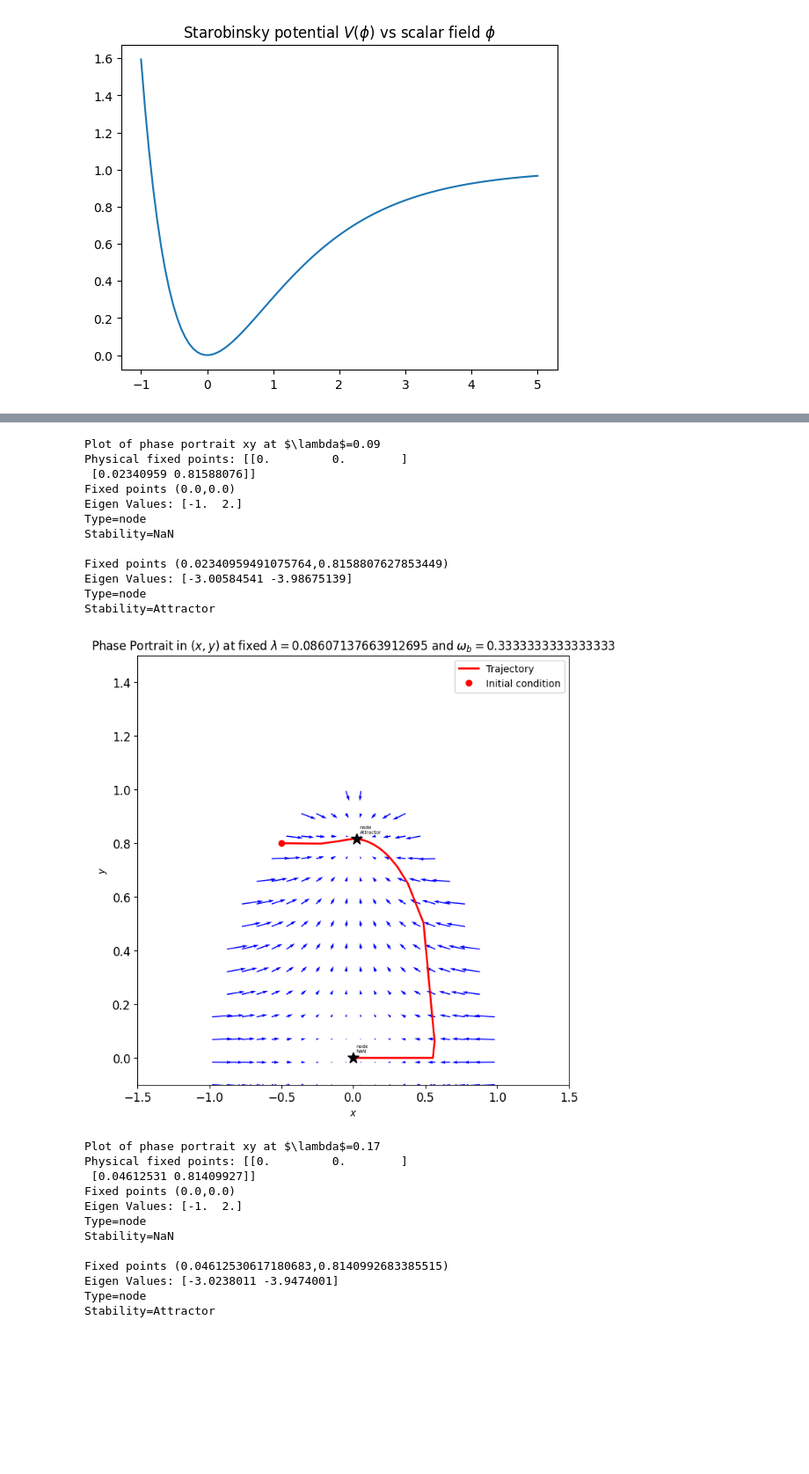
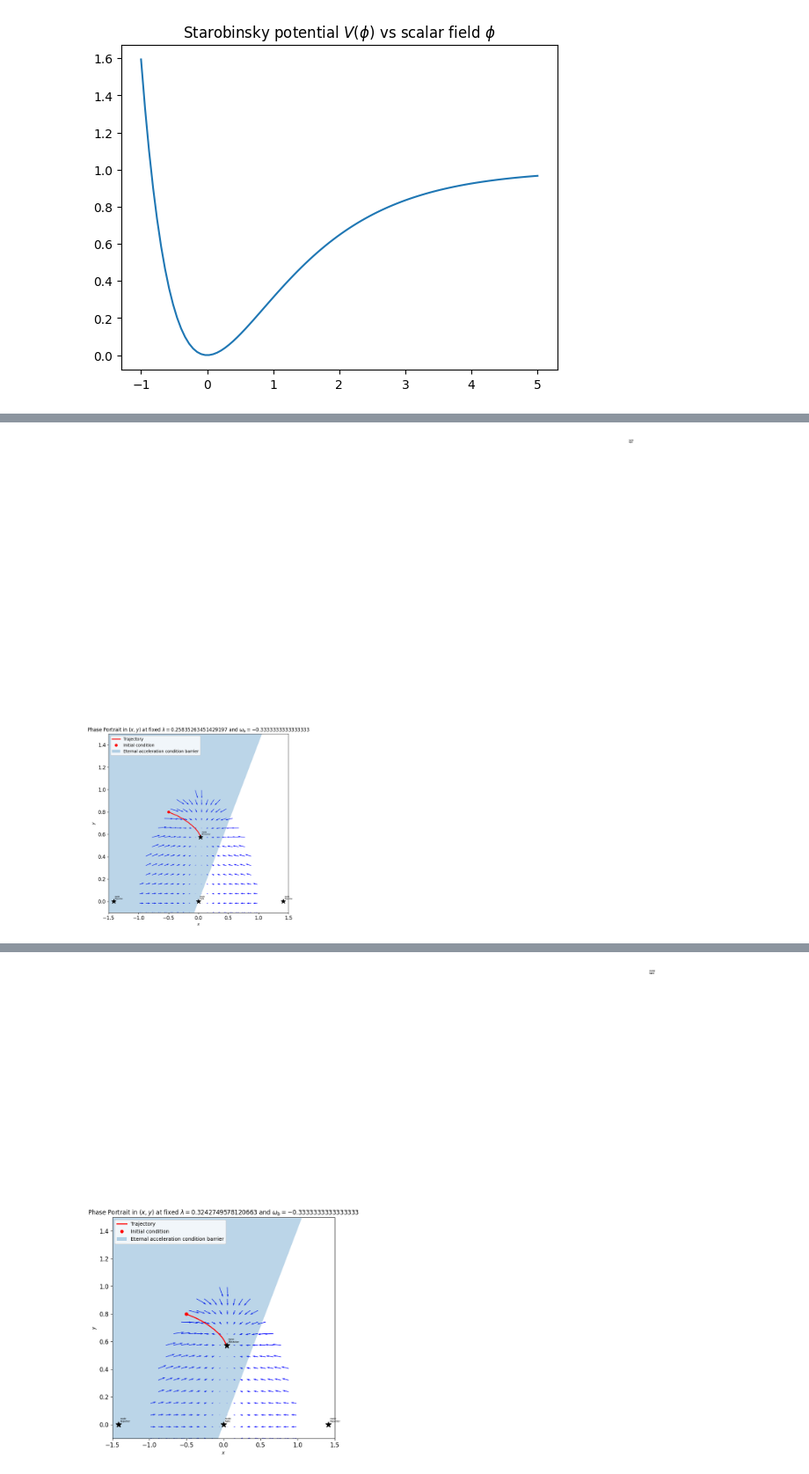
Before and after one commit to up2107120/Dynamical-systems-of-DE, a Jupyter notebook: test_code.ipynb, the cells around one changed output, grey strips where cells are left out. Shown at 88% size. Drawn from its saved outputs; the diff is of its cells as text; code cells hidden in the pictures; blank space fills up the shorter version.

```diff
--- a/test_code.ipynb
+++ b/test_code.ipynb
@@ -40,10 +40,10 @@ plt.title('Starobinsky potential $V(\phi)$ vs scalar field $\phi$')
 Text(0.5, 1.0, 'Starobinsky potential $V(\\phi)$ vs scalar field $\\phi$')
 [figure]
 # %%
-wb = 0  # dust
+wb = -1/3  # dust
 
 def Gamma(lam):
-    return 1-0.5*((lam+2*np.sqrt(2/3))/lam)  #1.0 - 0.5*((lam + 1.63299316185545)/lam)
+    return 1.0 - 0.5*((lam + (2/3)**0.5)/lam)**1.0  #1.0 - 0.5*((lam + 1.63299316185545)/lam)
                                              #1-0.5*((lam+2*np.sqrt(2/3))/lam)
 def system(X,N):
     x, y, lam = X
@@ -53,8 +53,8 @@ def system(X,N):
     return [dx, dy, dlam]
 
 # Initial conditions
-X0 = [0.01, 0.99, 1]  #initial conditions for inflation, at inflation x<<y and y approaches 1, potential dominated.
-N_span = np.linspace(0, 5, 600)# inflation lasted approx 60 efolds
+X0 = [-0.5,0.8,0.03]  #initial conditions for inflation, at inflation x<<y and y approaches 1, potential dominated.
+N_span = np.linspace(0, 5, 60)# inflation lasted approx 60 efolds
 #   early time inflation slow roll [0.01, 0.99, 0.01-1], wb=0, N=0-5
 #   early time post inflation radiation dom time [0.05, 0.95, 1-3], wb=1/3, N=0-5
 #   late time tracking [0.1, 0.1, 1-5], wb=0, N=0-60 or 100
@@ -64,7 +64,7 @@ sol = odeint(system, X0, N_span)
 x = sol[:,0]
 y = sol[:,1]
 lam = sol[:,2]
-w = (x**2 - y**2) / (x**2 + y**2)
+w = (x**2 - y**2) / ((x**2 + y**2)+1e-18) #to avoid exploding to infinity, signals a singularity
 plt.plot(N_span,x, label='x')
 plt.plot(N_span, y, label='y')
 #plt.plot(N_span, lam, label='$\lambda$')
@@ -83,8 +83,8 @@ import matplotlib.pyplot as plt
 import sympy as sp
 
 # define constants
-wb = 1/3 #  to show inflationary era, wb=0 as scalar dominated so wb is irrelevant, for radiation era w=1/3, for matter era with dust w=0 and at late time scalar dominated w=0
-lam_0 = 0.05 #arbitrary gradient of potential CHANGING THIS YIELDS A DIFFERENT VECTOR FIELD
+wb = -1/3 #  to show inflationary era, wb=0 as scalar dominated so wb is irrelevant, for radiation era w=1/3, for matter era with dust w=0 and at late time scalar dominated w=0
+lam_0 = 0.3 #arbitrary gradient of potential CHANGING THIS YIELDS A DIFFERENT VECTOR FIELD
 # for a standard starobinsky model, 0.01<lambda<0.3 is a good range as is the potential slope. if lambda<<1 inflationary model, as lambda approaches 1, exits from inflation
 # lambda = 1 transition phase, =1/3 slow roll, =0.05 quasi DeSitter appraoching
 
@@ -109,7 +109,7 @@ def dynamics_odeint(X,N):
 initialState=np.array([-0.5,0.8,lam_0])# CHANGING THESE YIELDS A DIFFERENT TRAJECTORY. choose suitable starting position
 # do several graphs with varying ICs, for inflationary model [0.01,0.99] gives potential dominated era and DeSitter asymptote (slow roll initial conditions).
 # For a kinetic dominated start, ie a fast roll inflation leading to a slow roll as potential increases [0.8,0.6] adheres to the friedmann constraints.
-simulationTime=np.linspace(0,50,200)#  number of e folds of time, inflation lasted 50-60
+simulationTime=np.linspace(0,5,60)#  number of e folds of time, inflation lasted 50-60
 # generate the state-space trajectory
 solutionState=odeint(dynamics_odeint,initialState,simulationTime,rtol=1e-10,atol=1e-10,mxstep=500)
 
@@ -120,6 +120,11 @@ w_phi = ((solutionState[:,0])**2-(solutionState[:,1])**2)/((solutionState[:,0])*
 
 plt.plot(simulationTime,w_phi)
 plt.ylabel(rf'$\omega_\phi$')
+plt.xlabel('Simulation time e folds')
+plt.show()
+
+plt.plot(simulationTime,lam_vals)
+plt.ylabel('lam_vals')
 plt.xlabel('Simulation time e folds')
 plt.show()
 
@@ -207,11 +212,16 @@ def phase_plot_at_lam(lam_index):
     print(f'Stability={stability}\n')
     plt.plot(x_c, y_c, 'k*', markersize=12)
     plt.text(x_c+0.02, y_c+0.02, f"{point_type}\n{stability}", fontsize=5)
+
+
+  x = np.linspace(-1.5, 1.5,100)
+  y = np.sqrt(2)*x
+  plt.fill_between(x, y, 1.5, alpha=0.3,label="Eternal acceleration condition barrier")
   plt.legend()
   plt.show()
 
 
-slice_no = 6
+slice_no = 3
 index = np.linspace(0,len(lam_vals)-1,slice_no)
 for i in range(slice_no):
    temp = int(index[i])
@@ -250,0 +271 @@ Stability=Attractor
+[figure, new version]
@@ -264,25 +289 @@ Stability=Attractor
-Plot of phase portrait xy at $\lambda$=0.09
-Physical fixed points: [[0.         0.        ]
- [0.02340959 0.81588076]]
-Fixed points (0.0,0.0)
-Eigen Values: [-1.  2.]
-Type=node
-Stability=NaN
-
-Fixed points (0.02340959491075764,0.8158807627853449)
-Eigen Values: [-3.00584541 -3.98675139]
-Type=node
-Stability=Attractor
-[figure, old version]
+[figure, new version]
-Plot of phase portrait xy at $\lambda$=0.17
-Physical fixed points: [[0.         0.        ]
- [0.04612531 0.81409927]]
-Fixed points (0.0,0.0)
-Eigen Values: [-1.  2.]
-Type=node
-Stability=NaN
-
-Fixed points (0.04612530617180683,0.8140992683385515)
-Eigen Values: [-3.0238011 -3.9474001]
-Type=node
-Stability=Attractor
```
Also changed, not shown: parts of 3 cells of this notebook, 1 other file.
